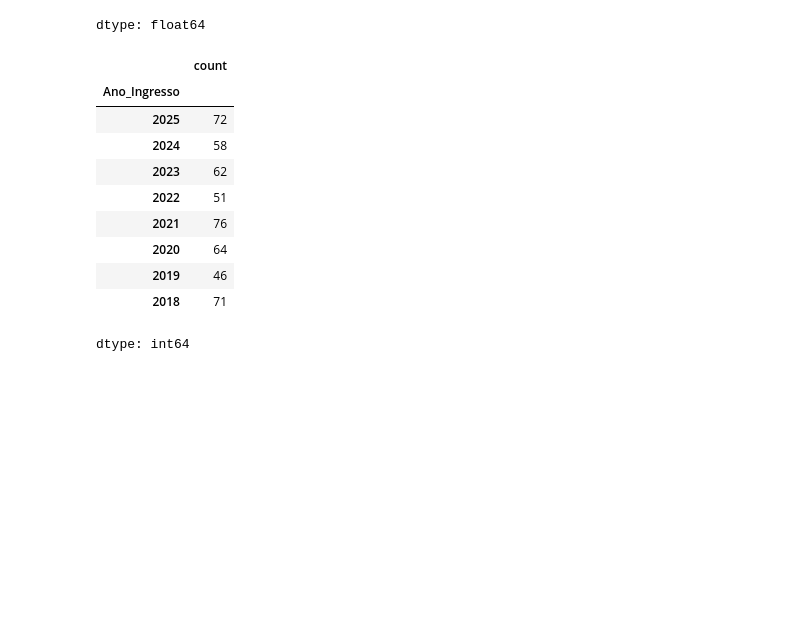
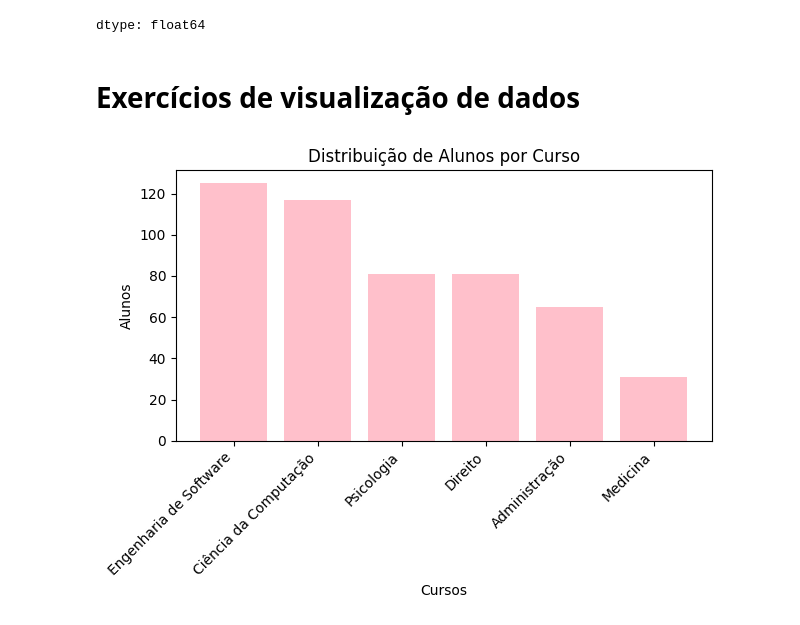
Before and after one commit to helena-varela/Dados-UFRN, a Jupyter notebook: Análise_Exploratória.ipynb, the cells around one changed output. Saved outputs shown, nothing was run; the diff lists cells and outputs as text; code cells hidden in the pictures; blank space fills up the shorter version.

```diff
--- a/Análise_Exploratória.ipynb
+++ b/Análise_Exploratória.ipynb
@@ -196,20 +196,19 @@ media2
 | 13 | 9.15 |
 | 15 | 9.42 |
 dtype: float64
-# %%
-# Quantos alunos há por Ano_Ingresso
-
-alunos = df["Ano_Ingresso"].value_counts().sort_index(ascending=False)
-alunos
-# %% [output]
-|  | count |
-| Ano_Ingresso |  |
-| 2025 | 72 |
-| 2024 | 58 |
-| 2023 | 62 |
-| 2022 | 51 |
-| 2021 | 76 |
-| 2020 | 64 |
-| 2019 | 46 |
-| 2018 | 71 |
-dtype: int64
+# %% [markdown]
+# **Exercícios de visualização de dados**
+# %%
+# Como os alunos estão distribuídos em cada curso?
+
+alunos_curso = df["Curso"].value_counts()
+
+plt.bar(alunos_curso.index, alunos_curso.values, color='pink')
+plt.title("Distribuição de Alunos por Curso")
+plt.xlabel("Cursos")
+plt.ylabel("Alunos")
+plt.xticks(rotation=45, ha='right')
+plt.tight_layout()
+plt.show()
+# %% [output]
+[figure, added]
```
Also changed, not shown: parts of 3 cells of this notebook.
